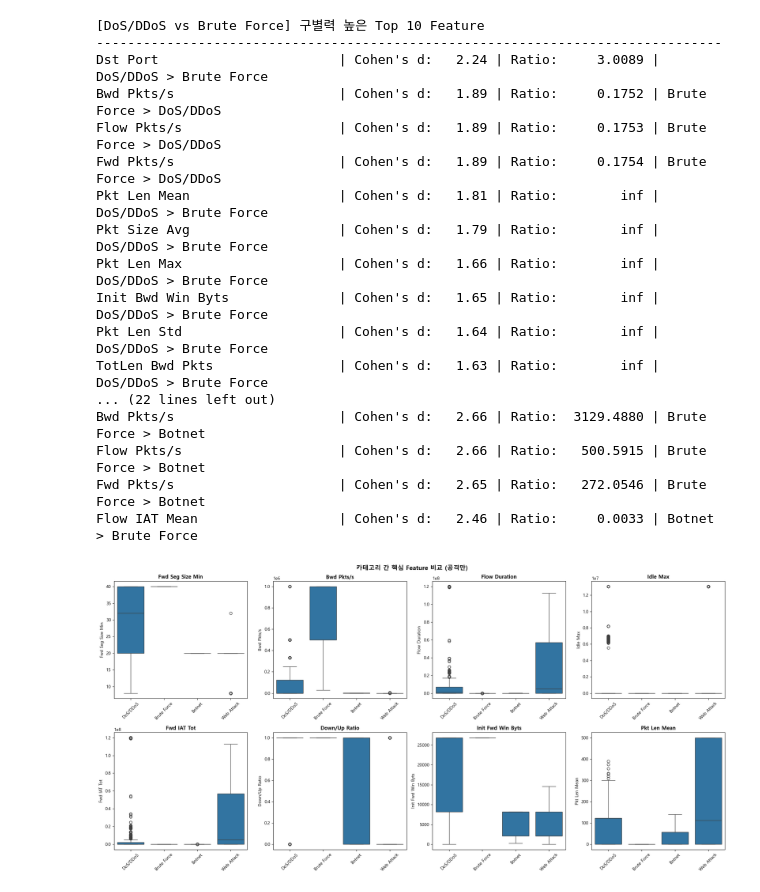
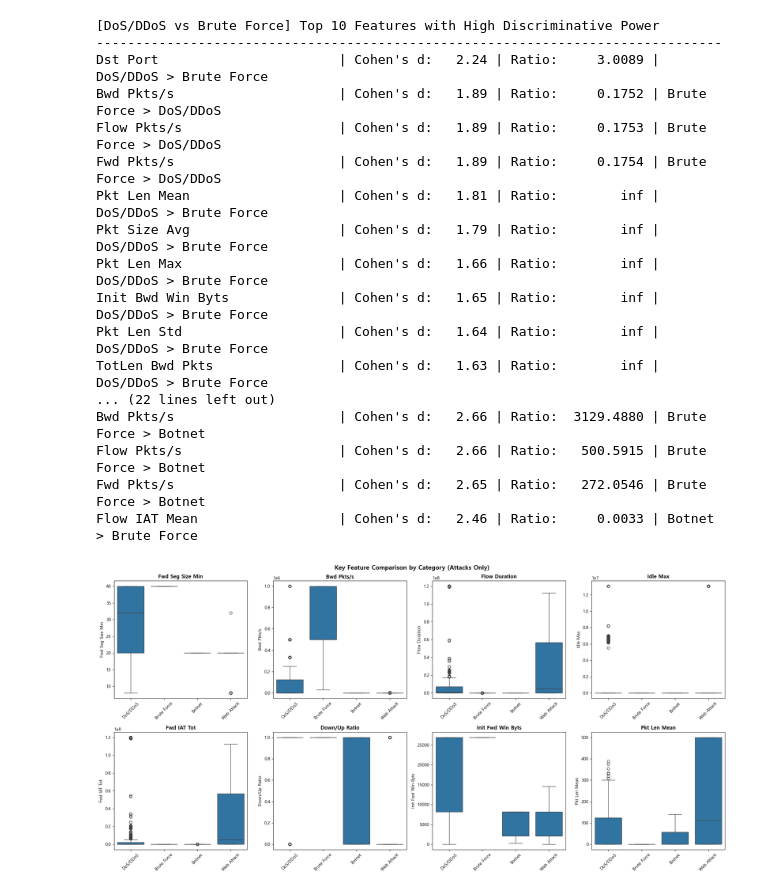
Before and after one commit to eunhui33/Network-Forensic-Tool--Rule-based-Detection, a Jupyter notebook: src/07_category_category.ipynb, the cells around one changed output. Cells and saved outputs as stored; diff of their text form; code cells hidden in the pictures.

```diff
--- a/src/07_category_category.ipynb
+++ b/src/07_category_category.ipynb
@@ -11,15 +11,12 @@ import numpy as np
 from scipy import stats
 import matplotlib.pyplot as plt
 import seaborn as sns
+import warnings
+warnings.filterwarnings('ignore', category=RuntimeWarning)
 
-# 한글 폰트 설정
-plt.rcParams['font.family'] = 'Malgun Gothic'
-plt.rcParams['axes.unicode_minus'] = False
+df = pd.read_csv(r'../data/05_train_with_category.csv')
 
-# 데이터 로드
-df = pd.read_csv(r'C:\Users\3eunh\OneDrive\Desktop\NS\code\data\05_train_with_category.csv')
-
-# 숫자형 컬럼 (Label, Category 제외)
+# numeric columns (exclude Label, Category)
 exclude_cols = ['Label', 'Category']
 numeric_cols = [col for col in df.select_dtypes(include=[np.number]).columns if col not in exclude_cols]
 # %%
@@ -141,8 +120,8 @@ Botnet: 1327개 샘플
 # %%
-# 결과 출력: Top 10 구별 Feature
+# Print results: Top 10 distinguishing features
 
 def print_top_features(comp_df, cat1, cat2, top_n=10):
-    print(f"\n[{cat1} vs {cat2}] 구별력 높은 Top {top_n} Feature")
+    print(f"\n[{cat1} vs {cat2}] Top {top_n} Features with High Discriminative Power")
     print("-" * 80)
 
     top = comp_df.head(top_n)
@@ -154,7 +133,7 @@ print_top_features(comp1, 'DoS/DDoS', 'Brute Force')
 print_top_features(comp2, 'DoS/DDoS', 'Botnet')
 print_top_features(comp3, 'Brute Force', 'Botnet')
 # %% [output]
-[DoS/DDoS vs Brute Force] 구별력 높은 Top 10 Feature
+[DoS/DDoS vs Brute Force] Top 10 Features with High Discriminative Power
 --------------------------------------------------------------------------------
 Dst Port                       | Cohen's d:   2.24 | Ratio:     3.0089 | DoS/DDoS > Brute Force
 Bwd Pkts/s                     | Cohen's d:   1.89 | Ratio:     0.1752 | Brute Force > DoS/DDoS
@@ -172,47 +151,46 @@ Flow Pkts/s                    | Cohen's d:   2.66 | Ratio:   500.5915 | Brute F
 Fwd Pkts/s                     | Cohen's d:   2.65 | Ratio:   272.0546 | Brute Force > Botnet
 Flow IAT Mean                  | Cohen's d:   2.46 | Ratio:     0.0033 | Botnet > Brute Force
 # %%
-# 시각화: 핵심 Feature 비교 Box Plot
+# Visualization: Key Feature Comparison Box Plot
 
-
-# 관심 Feature 목록 (각 카테고리 Rule에서 사용하는 것들)
+# Key features used in each category's rules
 key_features = [
-    'Fwd Seg Size Min',      # Brute Force 고유
-    'Bwd Pkts/s',            # Brute Force 높음
-    'Flow Duration',         # Brute Force, Botnet 낮음
-    'Idle Max',              # DoS/DDoS 낮음
-    'Fwd IAT Tot',           # Botnet 극도로 낮음
-    'Down/Up Ratio',         # DoS, Brute 높음
-    'Init Fwd Win Byts',     # DoS, Brute 높음
-    'Pkt Len Mean'           # Botnet 낮음
+    'Fwd Seg Size Min',      # Unique to Brute Force
+    'Bwd Pkts/s',            # High in Brute Force
+    'Flow Duration',         # Low in Brute Force and Botnet
+    'Idle Max',              # Low in DoS/DDoS
+    'Fwd IAT Tot',           # Extremely low in Botnet
+    'Down/Up Ratio',         # High in DoS and Brute Force
+    'Init Fwd Win Byts',     # High in DoS and Brute Force
+    'Pkt Len Mean'           # Low in Botnet
 ]
 
-# 공격 카테고리만 추출 (Benign 제외)
+# Extract attack categories only (exclude Benign)
 attacks_only = df[df['Category'] != 'Benign'].copy()
 
 fig, axes = plt.subplots(2, 4, figsize=(20, 10))
 axes = axes.flatten()
 
 for i, feat in enumerate(key_features):
     if feat in attacks_only.columns:
         ax = axes[i]
 
-        # 이상치 제거를 위해 log scale 또는 percentile clip
+        # Log scale or percentile clip to remove outliers
         plot_data = attacks_only[[feat, 'Category']].copy()
 
-        # 극단값 클리핑 (1%, 99%)
+        # Clip extreme values (1%, 99%)
         lower = plot_data[feat].quantile(0.01)
         upper = plot_data[feat].quantile(0.99)
         plot_data[feat] = plot_data[feat].clip(lower, upper)
 
         sns.boxplot(data=plot_data, x='Category', y=feat, ax=ax,
                    order=['DoS/DDoS', 'Brute Force', 'Botnet', 'Web Attack'])
         ax.set_title(f'{feat}', fontsize=12, fontweight='bold')
         ax.set_xlabel('')
         ax.tick_params(axis='x', rotation=45)
 
-plt.suptitle('카테고리 간 핵심 Feature 비교 (공격만)', fontsize=14, fontweight='bold')
+plt.suptitle('Key Feature Comparison by Category (Attacks Only)', fontsize=14, fontweight='bold')
 plt.tight_layout()
 plt.show()
 # %% [output]
-[figure, old version]
+[figure, new version]
```
Also changed, not shown: parts of 3 cells of this notebook.
